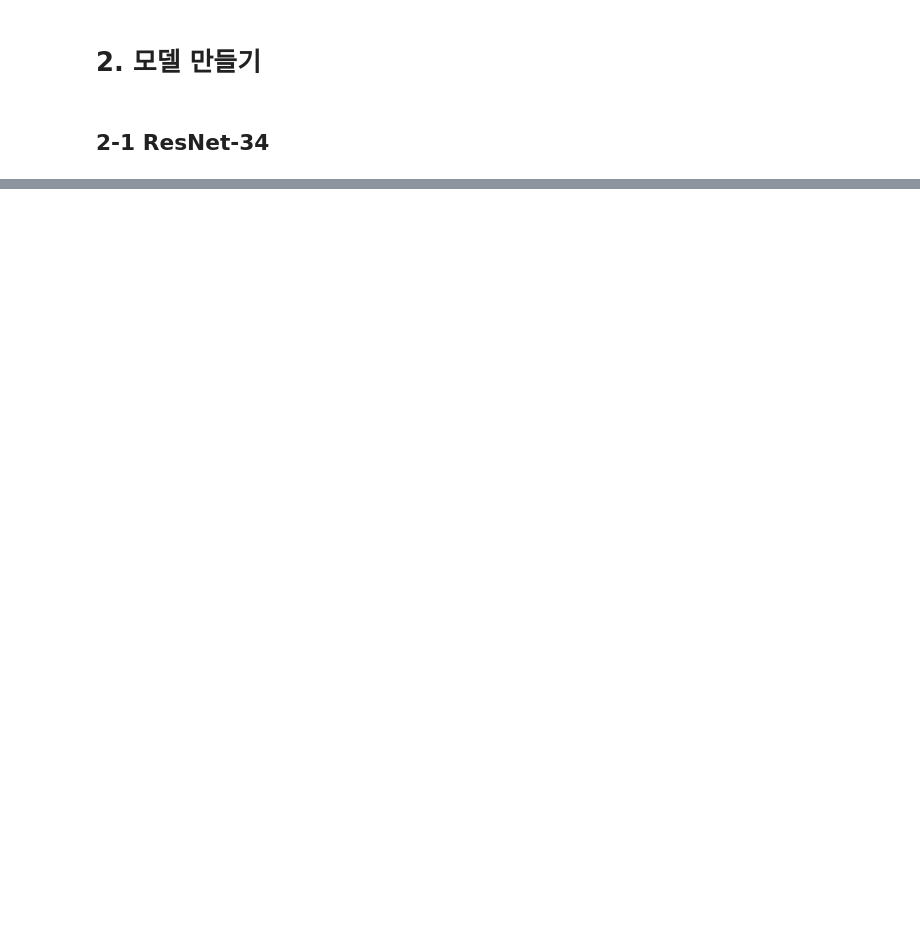
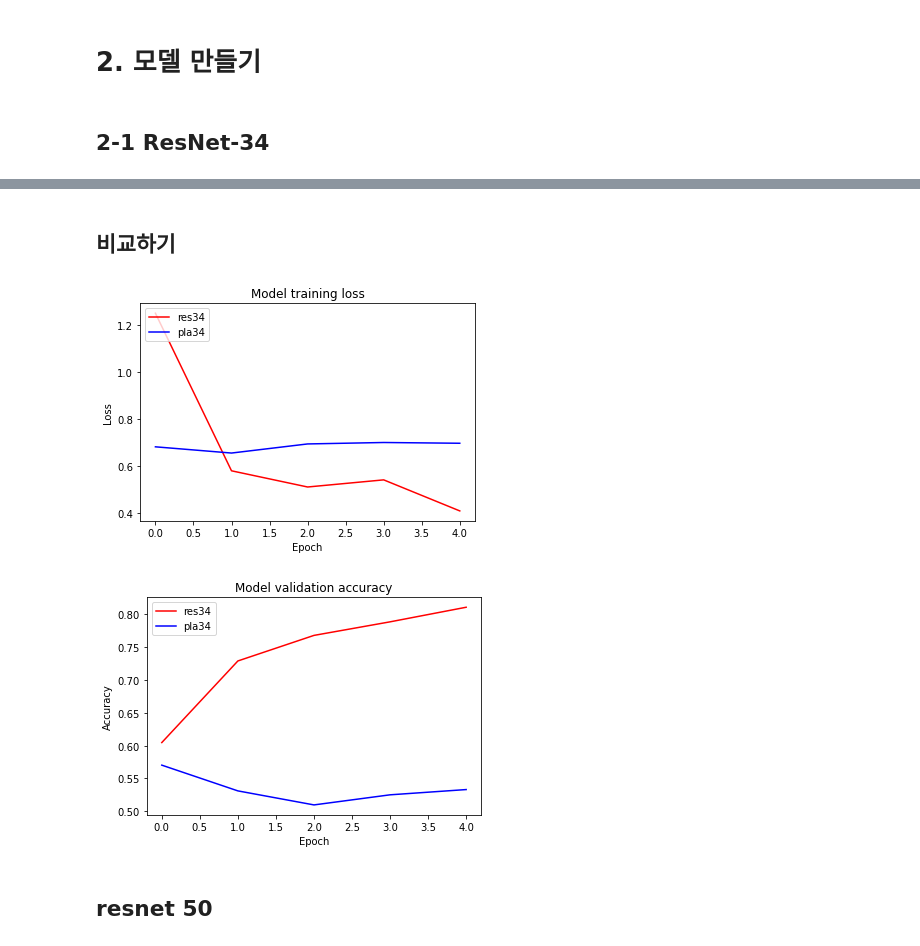
Before and after one commit to Jenny-Jo/aiffel1, a Jupyter notebook: resnet_project.ipynb, the cells around one changed output, grey strips where cells are left out. Cells and saved outputs as stored; diff of their text form; code cells hidden in the pictures; blank space fills up the shorter version.

```diff
--- a/resnet_project.ipynb
+++ b/resnet_project.ipynb
@@ -281,0 +498,18 @@ resnet_50.summary()
+# %%
+BATCH_SIZE = 8
+EPOCH = 5
+
+resnet_34.compile(
+    loss='binary_crossentropy',
+    optimizer=tf.keras.optimizers.Adam(lr=0.001),
+    metrics=['accuracy'],
+)
+
+res_history_34 = resnet_34.fit(
+    ds_train,
+    steps_per_epoch=int(ds_train_len/BATCH_SIZE),
+    validation_steps=int(ds_test_len/BATCH_SIZE),
+    epochs=EPOCH,
+    validation_data=ds_valid,
+    verbose=1,
+)
@@ -281,0 +529,23 @@ resnet_50.summary()
+# %%
+plain_34 = build_resnet(input_shape=INPUT_SHAPE,
+    num_cnn_list=[3, 4, 6, 3],
+    channel_list=[64, 128, 256, 512],
+    num_classes=1,
+    is_50=False,
+    is_plain=True,)
+# %%
+plain_34.compile(
+    loss='binary_crossentropy',
+    optimizer=tf.keras.optimizers.Adam(lr=0.001), #, clipnorm=1.),
+    metrics=['accuracy'],
+)
+
+pla_history_34 = plain_34.fit(
+    ds_train,
+    steps_per_epoch=int(ds_train_len/BATCH_SIZE),
+    validation_steps=int(ds_test_len/BATCH_SIZE),
+    epochs=EPOCH,
+    validation_data=ds_valid,
+    verbose=1,
+    use_multiprocessing=True,
+)
@@ -281,0 +563,10 @@ resnet_50.summary()
+# %% [markdown]
+## 비교하기
+# %%
+plot_loss_graph(res_history_34, pla_history_34, 34)
+plot_acc_graph(res_history_34, pla_history_34, 34)
+# %% [output]
+[figure, added]
+[figure, added]
+# %% [markdown]
+## resnet 50
```
Also changed, not shown: parts of 51 cells of this notebook.
